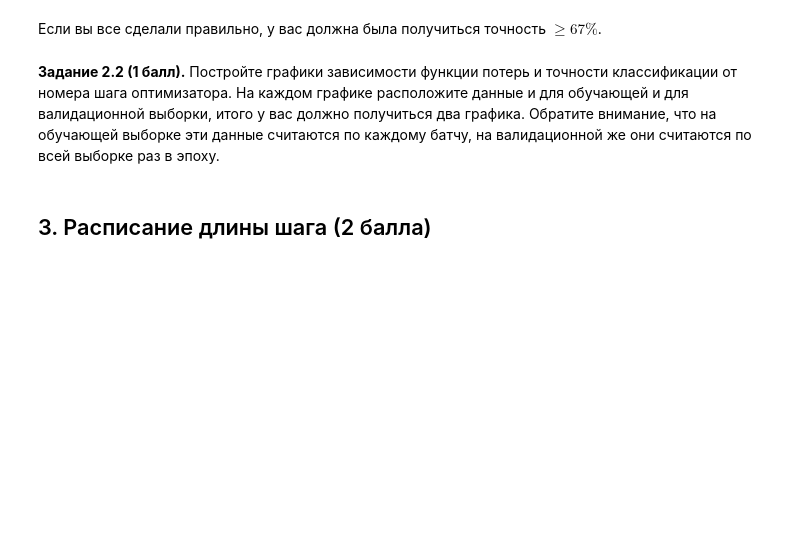
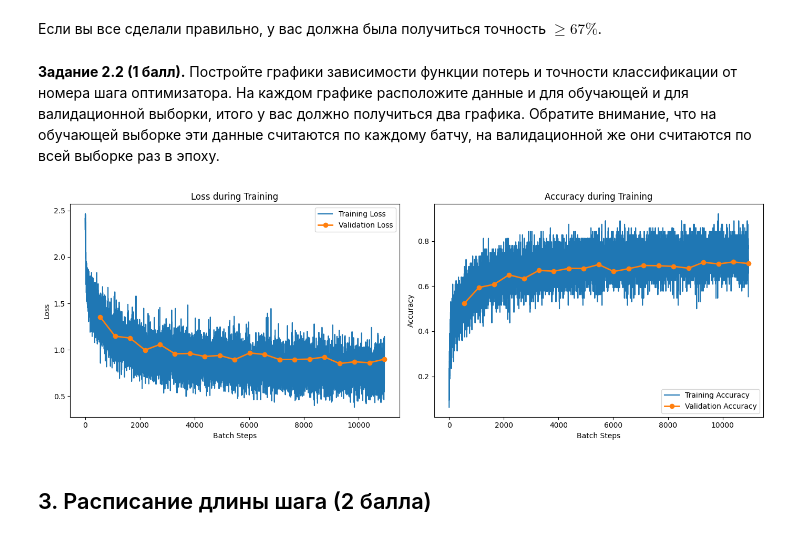
Before and after one commit to Romaniox/Sirius, a Jupyter notebook: hw_dl_02_task.ipynb, the cells around one changed output. Cells and saved outputs as stored; diff of their text form; code cells hidden in the pictures; blank space fills up the shorter version.

```diff
--- a/hw_dl_02_task.ipynb
+++ b/hw_dl_02_task.ipynb
@@ -90,5 +88,5 @@ transform = transforms.Compose(
          transforms.Normalize((0.5, 0.5, 0.5), (0.5, 0.5, 0.5))]
 )
 
-train_loader, val_loader, test_loader = get_cifar10_data(batch_size=64, a
+train_loader, val_loader, test_loader = get_cifar10_data(batch_size=64,
                                                          transform_train=transform)
@@ -274,3 +314,35 @@ train_loss_log, train_acc_log, val_loss_log, val_acc_log = train(net, optimizer,
+# %%
+batch_steps = list(range(1, len(train_loss_log) + 1))
+epoch_steps = list(range(1, len(val_loss_log) + 1))
+
+val_steps_scaled = [x * (len(train_loss_log) / len(val_loss_log)) for x in epoch_steps]
+
+# Построение графика функции потерь
+plt.figure(figsize=(14, 5))
+
+# Функция потерь
+plt.subplot(1, 2, 1)
+plt.plot(batch_steps, train_loss_log, label='Training Loss')
+plt.plot(val_steps_scaled, val_loss_log, label='Validation Loss', linewidth=2, marker='o')
+plt.xlabel('Batch Steps')
+plt.ylabel('Loss')
+plt.legend()
+plt.title('Loss during Training')
+
+# Точность классификации
+plt.subplot(1, 2, 2)
+plt.plot(batch_steps, train_acc_log, label='Training Accuracy')
+plt.plot(val_steps_scaled, val_acc_log, label='Validation Accuracy', linewidth=2, marker='o')
+plt.xlabel('Batch Steps')
+plt.ylabel('Accuracy')
+plt.legend()
+plt.title('Accuracy during Training')
+
+# Показать графики
+plt.tight_layout()
+plt.show()
+# %% [output]
+[figure, added]
 # %% [markdown]
 ## 3. Расписание длины шага (2 балла)
 # %% [markdown]
```
Also changed, not shown: parts of 9 cells of this notebook, 1 other file.
